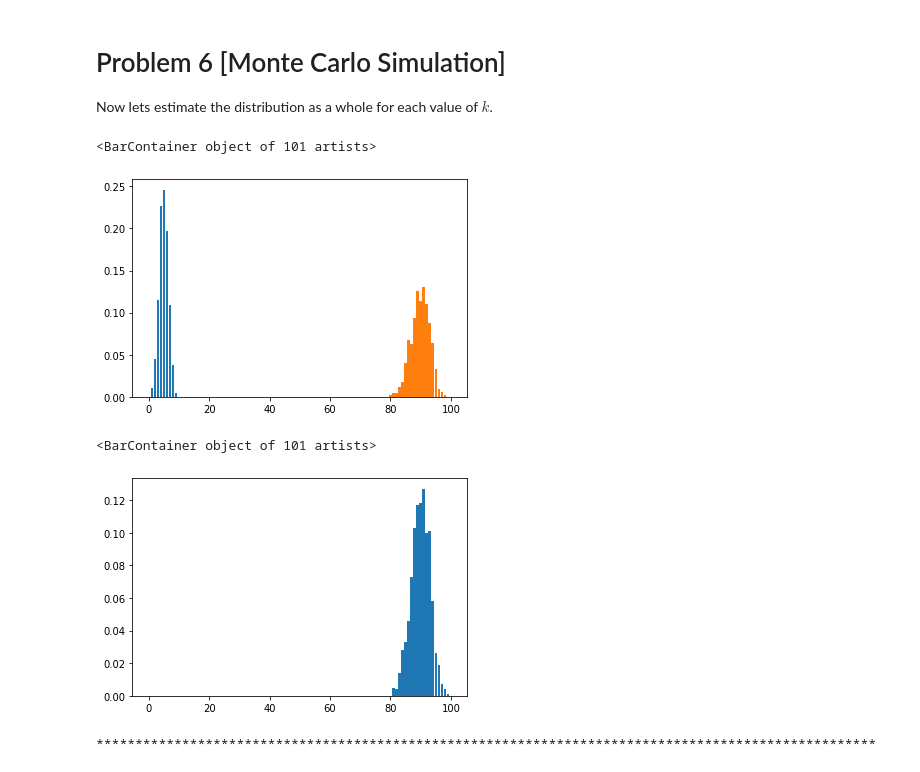
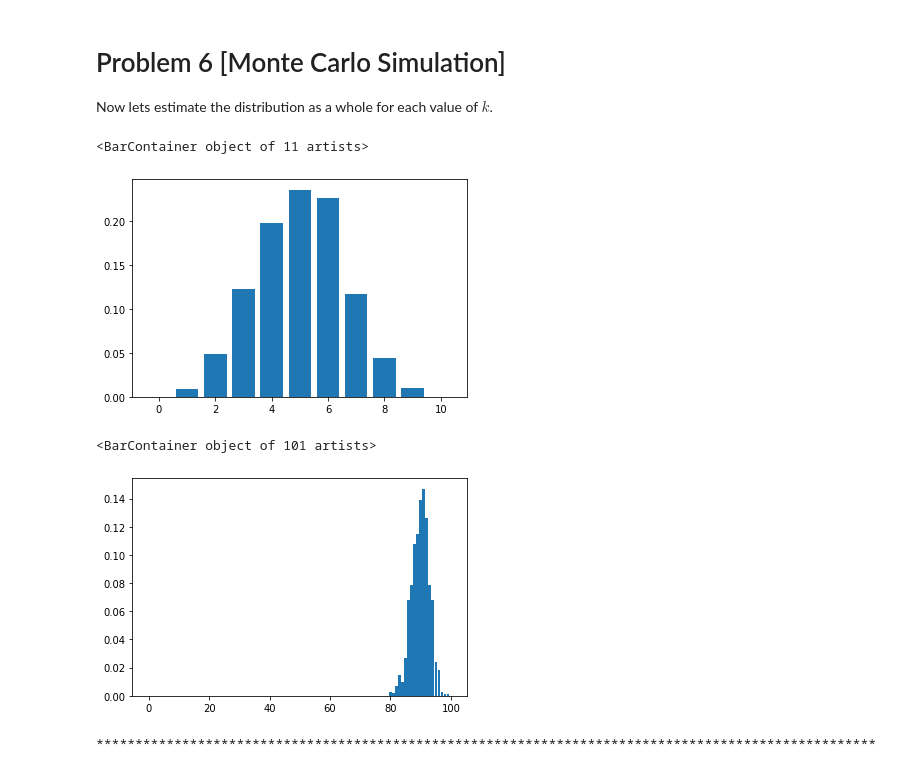
Before and after one commit to ghostpress/CS237-Summer-2-2021, a Jupyter notebook: HW1/HW1.ipynb, the cells around one changed output. Drawn from its saved outputs; the diff is of its cells as text; code cells hidden in the pictures.

```diff
--- a/HW1/HW1.ipynb
+++ b/HW1/HW1.ipynb
@@ -312,20 +312,14 @@ Now lets estimate the distribution as a whole for each value of $k$.
 # %%
 # Super Slow way to plot the probability function for k=0,1,...,n
 # Can you think about how you can speed it up?
 p=.5
 n=10
 x = [i for i in range(0,n+1)]
 pr_x = [simulate(n,p,i) for i in x]
 plt.bar(x,pr_x)
-
-# Testing function below
-n, p = 100, 0.9
-x = [i for i in range(0,n+1)]
-pr_x = [simulate(n,p,i) for i in x]
-plt.bar(x,pr_x)
 # %% [output]
-<BarContainer object of 101 artists>
+<BarContainer object of 11 artists>
-[figure, old version]
+[figure, new version]
 # %%
 def simulate_distribution(n, p, N=10000, non_zero = True):
 
@@ -344,7 +338,7 @@ Pr_x = [simulated_dist[1][i] for i in x]
 plt.bar(x, Pr_x)
 # %% [output]
 <BarContainer object of 101 artists>
-[figure, old version]
+[figure, new version]
 # %%
 print("*" * 100)
 # %% [output]
```
Also changed, not shown: parts of 12 cells of this notebook.
